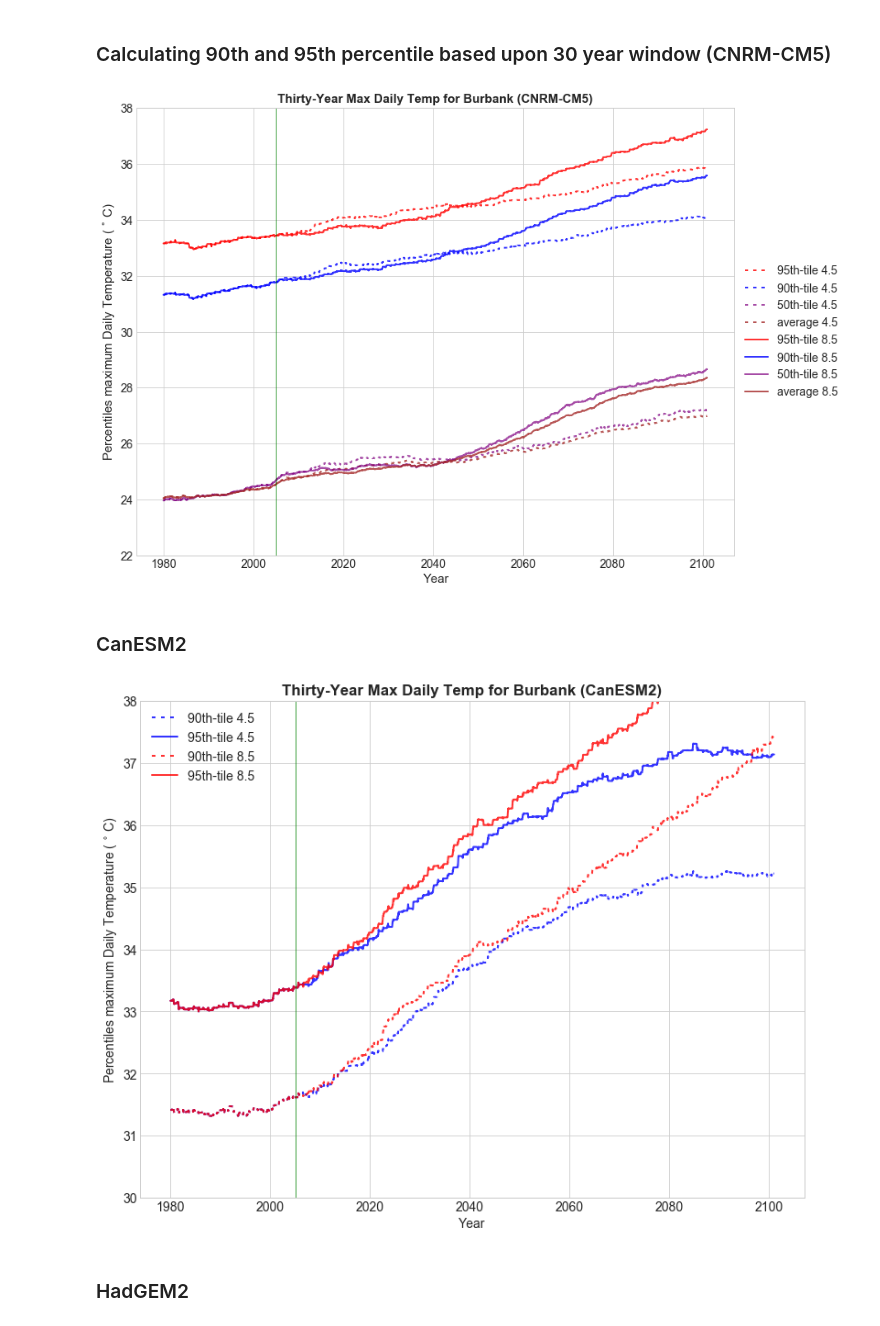
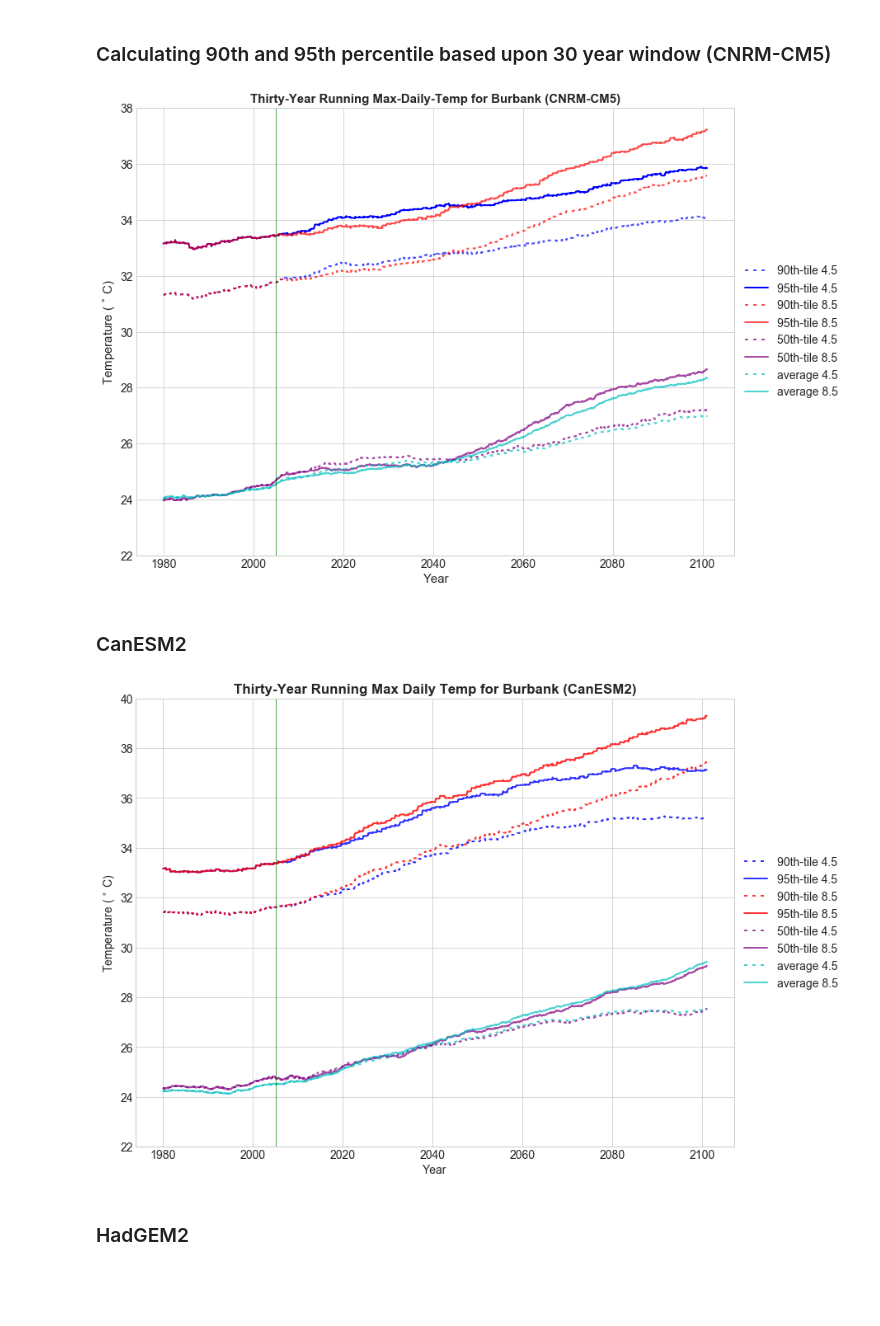
Before and after one commit to kaurlakhveer5/Python, a Jupyter notebook: tempMaxProject/Tmax project/tmaxProject.ipynb, the cells around one changed output. Cells and saved outputs as stored; diff of their text form; code cells hidden in the pictures; blank space fills up the shorter version.

```diff
--- a/tempMaxProject/Tmax project/tmaxProject.ipynb
+++ b/tempMaxProject/Tmax project/tmaxProject.ipynb
@@ -116,7 +116,7 @@ def get_projections():
     # Make a combined list of GCMs, scenarios, climate variables for looping
     climvar = ['tasmax']
     period = ['day']
-    models = ['CanESM2', 'CNRM-CM5', 'HadGEM2-ES', 'MIROC5']
+    models = ['CanESM2', 'CNRM-CM5', 'HadGEM2-ES', 'MIROC5', 'GFDL-CM3']
     scenarios = ['historical','rcp85', 'rcp45']
     zipped = itertools.product(climvar, period, models, scenarios)
 
@@ -201,6 +201,10 @@ projectedDF['MIROC5_rcp45'].fillna(projectedDF['MIROC5_historical'], inplace=Tru
 projectedDF['MIROC5_rcp85'].fillna(projectedDF['MIROC5_historical'], inplace=True)
 del projectedDF['MIROC5_historical']
 
+projectedDF['GFDL-CM3_rcp45'].fillna(projectedDF['GFDL-CM3_historical'], inplace=True)
+projectedDF['GFDL-CM3_rcp85'].fillna(projectedDF['GFDL-CM3_historical'], inplace=True)
+del projectedDF['GFDL-CM3_historical']
+
 #df.columns = 'File heat Observations'.split()
 # %%
 # Visulazing first few rows
@@ -242,24 +246,24 @@ cnrm85_quant95 = projectedDF['CNRM-CM5_rcp85'].rolling(10957).quantile(.95, inte
 cnrm85_quant50 = projectedDF['CNRM-CM5_rcp85'].rolling(10957).quantile(.50, interpolation='lower')
 cnrm85_mean = projectedDF['CNRM-CM5_rcp85'].rolling(10957).mean()
 # %%
-plt.plot(projectedDF.index, cnrm45_quant95, color = 'r', ls = 'dashed', dashes=(2, 3), alpha = 0.8, label = '95th-tile 4.5')
-plt.plot(projectedDF.index, cnrm45_quant90, color = 'b', ls = 'dashed', dashes=(2, 3), alpha = 0.8, label = '90th-tile 4.5')
+plt.plot(projectedDF.index, cnrm45_quant90, color = 'b', ls = 'dashed', dashes=(2, 3), alpha = 0.7, label = '90th-tile 4.5')
+plt.plot(projectedDF.index, cnrm45_quant95, color = 'b', ls = 'solid', label = '95th-tile 4.5')
+plt.plot(projectedDF.index, cnrm85_quant90, color = 'r', ls = 'dashed', dashes=(2, 3), alpha = 0.7, label = '90th-tile 8.5')
+plt.plot(projectedDF.index, cnrm85_quant95, color = 'r', ls = 'solid', alpha = 0.7, label = '95th-tile 8.5')
 plt.plot(projectedDF.index, cnrm45_quant50, color = 'purple', ls = 'dashed', dashes=(2, 3), alpha = 0.7, label = '50th-tile 4.5')
-plt.plot(projectedDF.index, cnrm45_mean, color = 'brown', alpha = 0.8, ls = 'dashed', dashes=(2, 3), label = 'average 4.5')
-plt.plot(projectedDF.index, cnrm85_quant95, color = 'r', ls = 'solid', alpha = 0.8, label = '95th-tile 8.5')
-plt.plot(projectedDF.index, cnrm85_quant90, color = 'b', ls = 'solid', alpha = 0.8, label = '90th-tile 8.5')
 plt.plot(projectedDF.index, cnrm85_quant50, color = 'purple', ls = 'solid', alpha = 0.7, label = '50th-tile 8.5')
-plt.plot(projectedDF.index, cnrm85_mean, color = 'brown', alpha = 0.8, ls = 'solid',  label = 'average 8.5')
-
+plt.plot(projectedDF.index, cnrm45_mean, color = 'c', alpha = 0.7, ls = 'dashed', dashes=(2, 3), label = 'average 4.5')
+plt.plot(projectedDF.index, cnrm85_mean, color = 'c', alpha = 0.7, ls = 'solid',  label = 'average 8.5')
+plt.style.use('seaborn-whitegrid')
 
 plt.xlabel('Year', fontsize = 15)
-plt.ylabel('Percentiles maximum Daily Temperature ( $^{\circ}$ C)', fontsize = 15)
-plt.title('Thirty-Year Max Daily Temp for Burbank (CNRM-CM5)', fontsize = 15, weight = 'bold')
+plt.ylabel('Temperature ( $^{\circ}$ C)', fontsize = 15)
+plt.title('Thirty-Year Running Max-Daily-Temp for Burbank (CNRM-CM5)', fontsize = 15, weight = 'bold')
 #plt.text(723999, 30.3, 'Historical Simulations', fontsize = 13)
 #plt.text(739999, 30.3, 'Projections', fontsize = 13)
 plt.legend(loc='center left', bbox_to_anchor=(1, 0.5))
 #plt.legend()
-plt.style.use('seaborn-whitegrid')
+
 axes = plt.gca()
 axes.set_ylim([22,38])
 #plt.rcParams['figure.figsize'] = [13, 18]
@@ -267,36 +271,44 @@ plt.axvline(x= '2005', alpha = 0.7, color = 'g', linewidth = 1.0)
 plt.savefig('test1.pdf', bbox_inches='tight')
 plt.show()
 # %% [output]
-[figure, old version]
+[figure, new version]
 # %% [markdown]
 ### CanESM2
 # %%
 canesm45_quant90 = projectedDF['CanESM2_rcp45'].rolling(10957).quantile(.90, interpolation='lower')
 canesm45_quant95 = projectedDF['CanESM2_rcp45'].rolling(10957).quantile(.95, interpolation='lower')
+canesm45_quant50 = projectedDF['CanESM2_rcp45'].rolling(10957).quantile(.50, interpolation='lower')
+canesm45_mean = projectedDF['CanESM2_rcp45'].rolling(10957).mean()
 canesm85_quant90 = projectedDF['CanESM2_rcp85'].rolling(10957).quantile(.90, interpolation='lower')
 canesm85_quant95 = projectedDF['CanESM2_rcp85'].rolling(10957).quantile(.95, interpolation='lower')
+canesm85_quant50 = projectedDF['CanESM2_rcp85'].rolling(10957).quantile(.50, interpolation='lower')
+canesm85_mean = projectedDF['CanESM2_rcp85'].rolling(10957).mean()
 # %%
 
 plt.plot(projectedDF.index, canesm45_quant90, color = 'b', ls = 'dashed', alpha = 0.8, dashes=(2, 3), label = '90th-tile 4.5')
 plt.plot(projectedDF.index, canesm45_quant95, color = 'b', ls = 'solid', alpha = 0.8, label = '95th-tile 4.5')
 plt.plot(projectedDF.index, canesm85_quant90, color = 'r', ls = 'dashed', alpha = 0.8, dashes=(2, 3), label = '90th-tile 8.5')
 plt.plot(projectedDF.index, canesm85_quant95, color = 'r', ls = 'solid', alpha = 0.8, label = '95th-tile 8.5')
+plt.plot(projectedDF.index, canesm45_quant50, color = 'purple', ls = 'dashed', dashes=(2, 3), alpha = 0.7, label = '50th-tile 4.5')
+plt.plot(projectedDF.index, canesm85_quant50, color = 'purple', ls = 'solid', alpha = 0.7, label = '50th-tile 8.5')
+plt.plot(projectedDF.index, canesm45_mean, color = 'c', alpha = 0.7, ls = 'dashed', dashes=(2, 3), label = 'average 4.5')
+plt.plot(projectedDF.index, canesm85_mean, color = 'c', alpha = 0.7, ls = 'solid',  label = 'average 8.5')
 plt.xlabel('Year')
-plt.ylabel('Percentiles maximum Daily Temperature ( $^{\circ}$ C)')
-plt.title('Thirty-Year Max Daily Temp for Burbank (CanESM2)', weight = 'bold')
+plt.ylabel('Temperature ( $^{\circ}$ C)')
+plt.title('Thirty-Year Running Max Daily Temp for Burbank (CanESM2)', weight = 'bold')
 #plt.text(723999, 30.3, 'Historical Simulations', fontsize = 13)
 #plt.text(739999, 30.3, 'Projections', fontsize = 13)
-plt.legend()
+plt.legend(loc='center left', bbox_to_anchor=(1, 0.5))
 plt.style.use('seaborn-whitegrid')
 plt.axvline(x= '2005', alpha = 0.7, color = 'g', linewidth = 1.0)
 axes = plt.gca()
-axes.set_ylim([30,38])
+axes.set_ylim([22,40])
 #plt.rcParams['figure.figsize'] = [13, 18]
 plt.savefig('test2.pdf', bbox_inches='tight')
 
 plt.show()
 # %% [output]
-[figure, old version]
+[figure, new version]
 # %% [markdown]
 ### HadGEM2
 # %%
```
Also changed, not shown: parts of 8 cells of this notebook.
